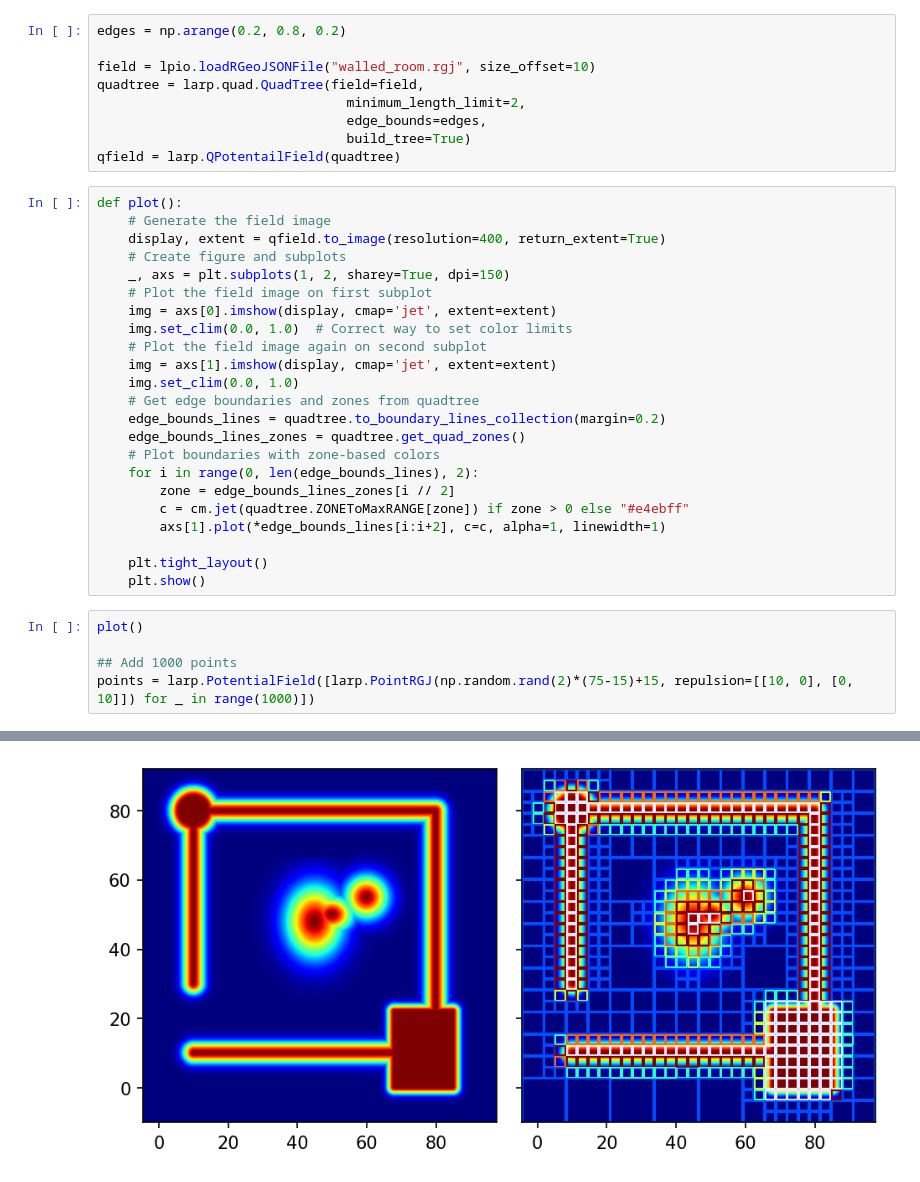
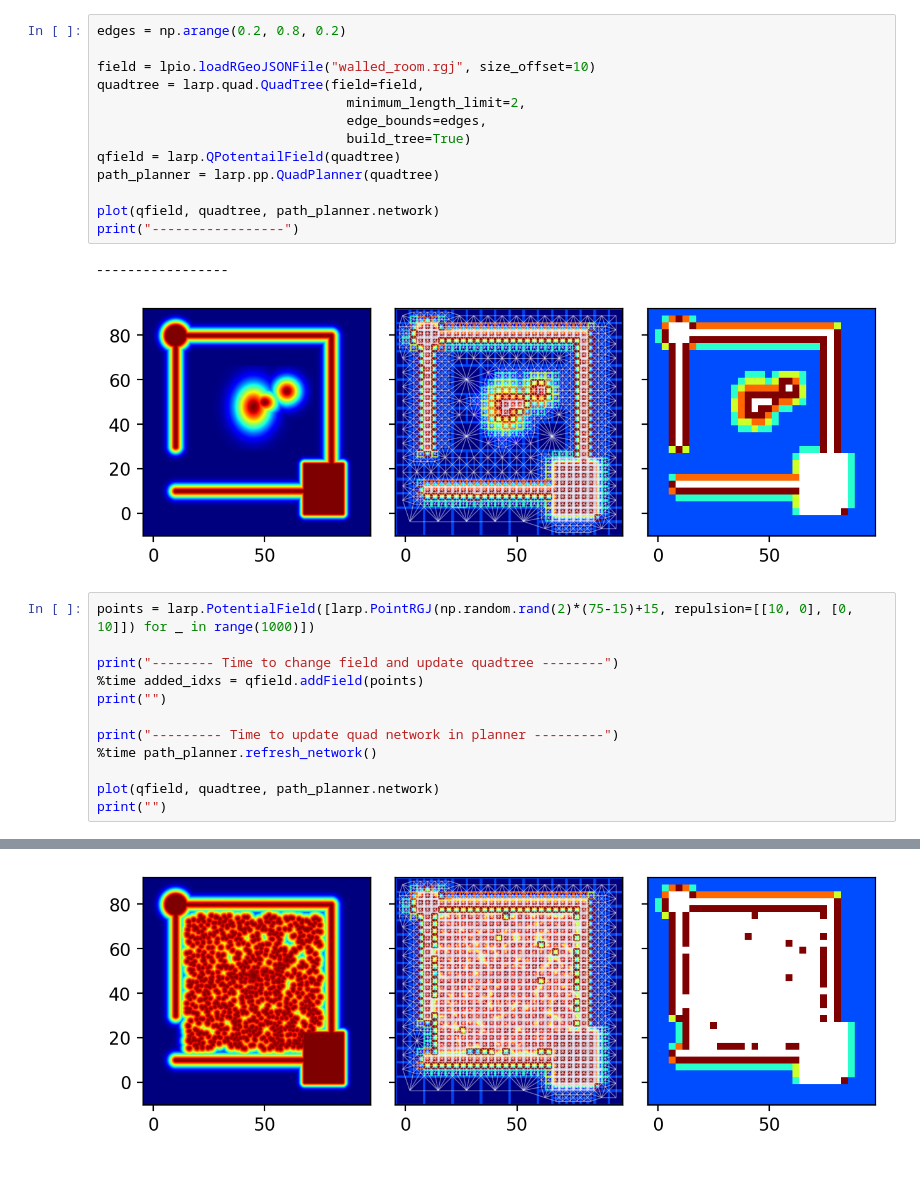
Before and after one commit to wzjoriv/Larp, a Jupyter notebook: docs/demos/Hot Reloading in Room/presentation.ipynb, the cells around one changed output, grey strips where cells are left out. Saved outputs shown, nothing was run; the diff lists cells and outputs as text.

```diff
--- a/docs/demos/Hot Reloading in Room/presentation.ipynb
+++ b/docs/demos/Hot Reloading in Room/presentation.ipynb
@@ -13,32 +54,23 @@ quadtree = larp.quad.QuadTree(field=field,
                                 edge_bounds=edges,
                                 build_tree=True)
 qfield = larp.QPotentailField(quadtree)
+path_planner = larp.pp.QuadPlanner(quadtree)
+
+plot(qfield, quadtree, path_planner.network)
+print("-----------------")
+# %% [output]
+-----------------
+[figure, added]
-# %%
-def plot():
-    # Generate the field image
-    display, extent = qfield.to_image(resolution=400, return_extent=True)
-    # Create figure and subplots
-    _, axs = plt.subplots(1, 2, sharey=True, dpi=150)
-    # Plot the field image on first subplot
-    img = axs[0].imshow(display, cmap='jet', extent=extent)
-    img.set_clim(0.0, 1.0)  # Correct way to set color limits
-    # Plot the field image again on second subplot
-    img = axs[1].imshow(display, cmap='jet', extent=extent)
-    img.set_clim(0.0, 1.0)
-    # Get edge boundaries and zones from quadtree
-    edge_bounds_lines = quadtree.to_boundary_lines_collection(margin=0.2)
-    edge_bounds_lines_zones = quadtree.get_quad_zones()
-    # Plot boundaries with zone-based colors
-    for i in range(0, len(edge_bounds_lines), 2):
-        zone = edge_bounds_lines_zones[i // 2]
-        c = cm.jet(quadtree.ZONEToMaxRANGE[zone]) if zone > 0 else "#e4ebff"
-        axs[1].plot(*edge_bounds_lines[i:i+2], c=c, alpha=1, linewidth=1)
-
-    plt.tight_layout()
-    plt.show()
 # %%
-plot()
+points = larp.PotentialField([larp.PointRGJ(np.random.rand(2)*(75-15)+15, repulsion=[[10, 0], [0, 10]]) for _ in range(1000)])
 
-## Add 1000 points
-points = larp.PotentialField([larp.PointRGJ(np.random.rand(2)*(75-15)+15, repulsion=[[10, 0], [0, 10]]) for _ in range(1000)])
+print("-------- Time to change field and update quadtree --------")
+%time added_idxs = qfield.addField(points)
+print("")
+
+print("--------- Time to update quad network in planner ---------")
+%time path_planner.refresh_network()
+
+plot(qfield, quadtree, path_planner.network)
+print("")
 # %% [output]
@@ -45 +84 @@ points = larp.PotentialField([larp.PointRGJ(np.random.rand(2)*(75-15)+15, repuls
-[figure, old version]
+[figure, new version]
```
Also changed, not shown: parts of 9 cells of this notebook.
